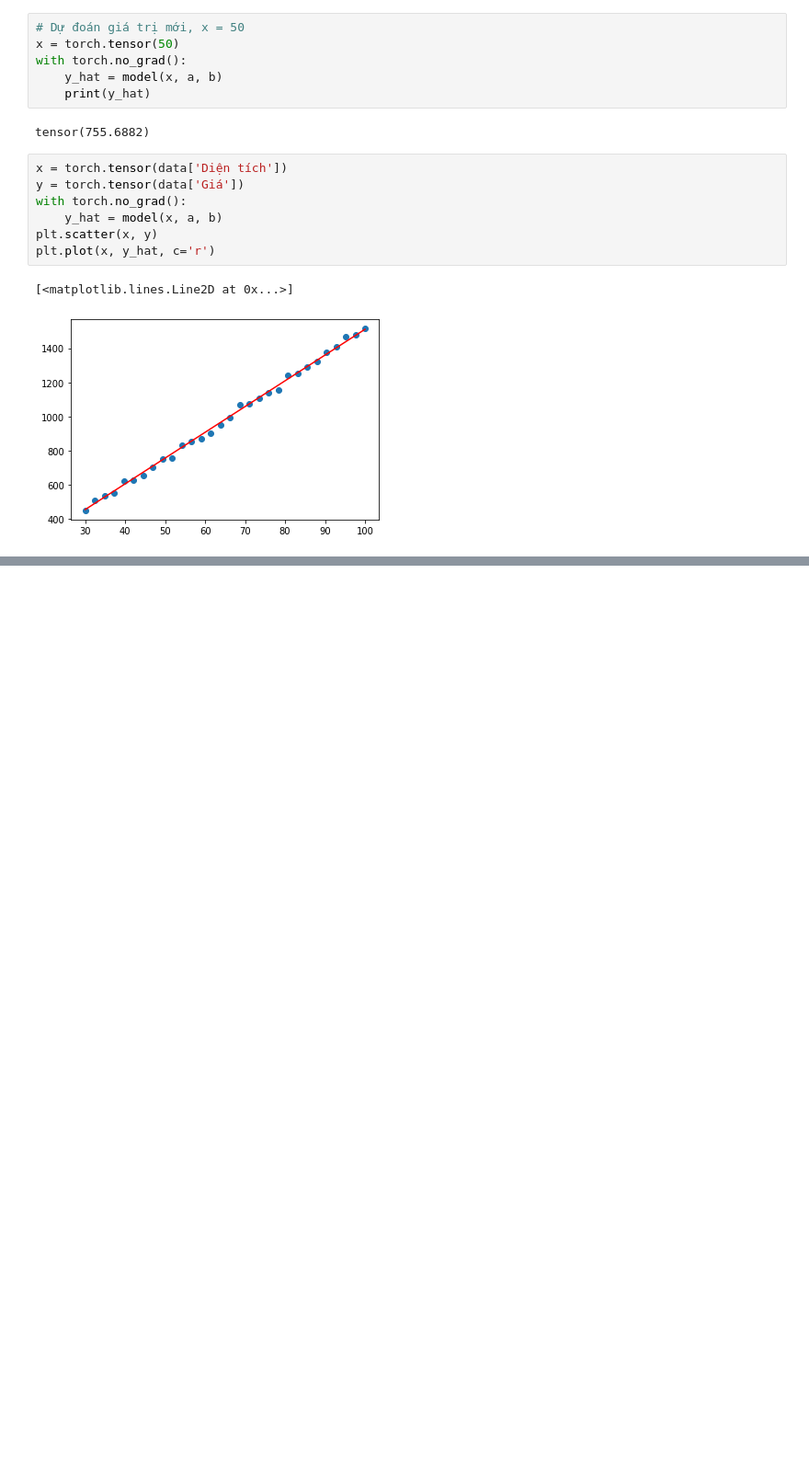
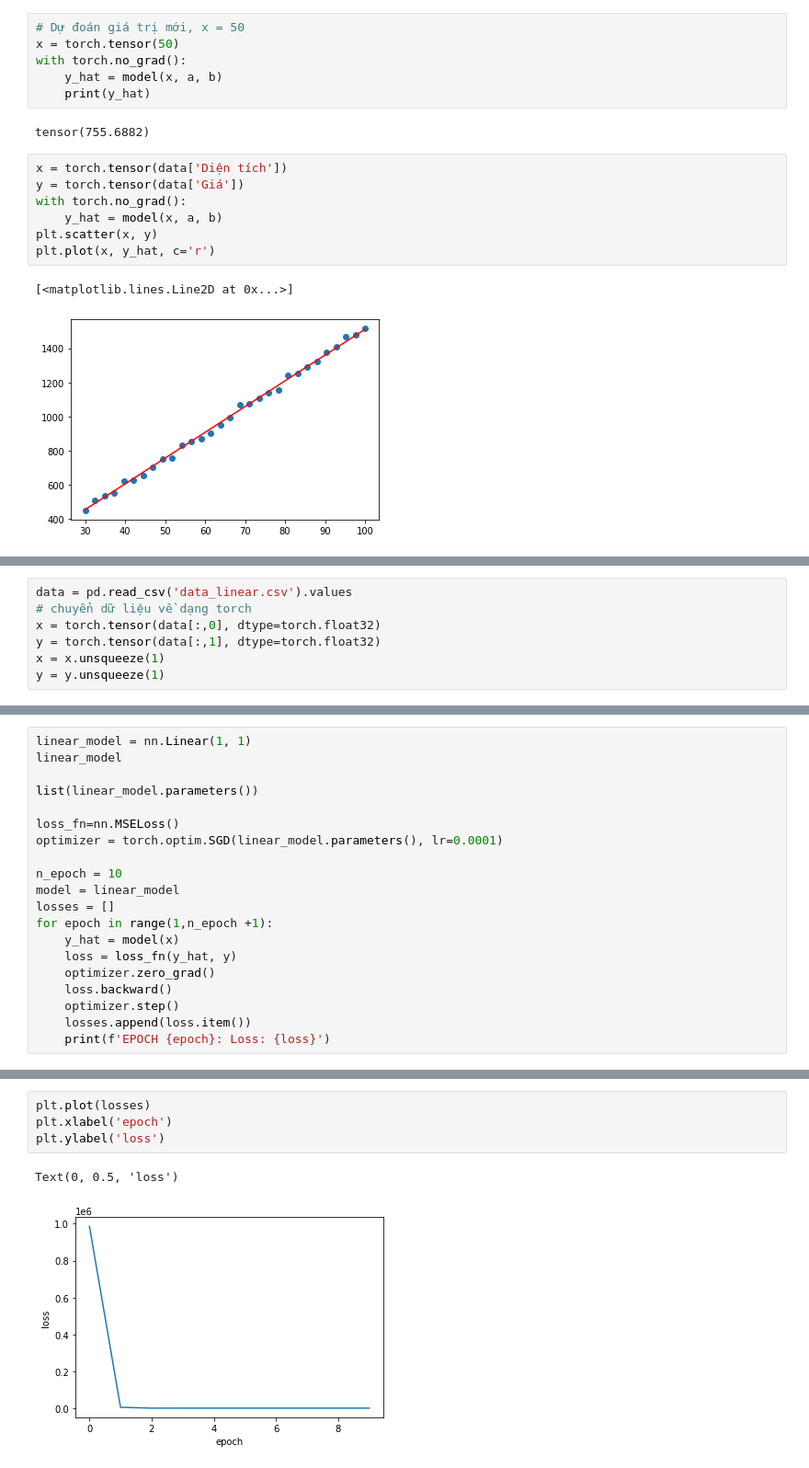
Before and after one commit to nvhuy898/nvh_cheatsheet, a Jupyter notebook: Torch/Liner_regression.ipynb, the cells around one changed output, grey strips where cells are left out. Shown: that part at 92% size. Drawn from its saved outputs; the diff is of its cells as text; blank space fills up the shorter version.

Commit message:
update torch cheatsheet

```diff
--- a/Torch/Liner_regression.ipynb
+++ b/Torch/Liner_regression.ipynb
@@ -114,0 +107,7 @@ plt.plot(x, y_hat, c='r')
+# %%
+data = pd.read_csv('data_linear.csv').values
+# chuyển dữ liệu về dạng torch
+x = torch.tensor(data[:,0], dtype=torch.float32)
+y = torch.tensor(data[:,1], dtype=torch.float32)
+x = x.unsqueeze(1)
+y = y.unsqueeze(1)
@@ -114,0 +119,20 @@ plt.plot(x, y_hat, c='r')
+# %%
+linear_model = nn.Linear(1, 1)
+linear_model
+
+list(linear_model.parameters())
+
+loss_fn=nn.MSELoss()
+optimizer = torch.optim.SGD(linear_model.parameters(), lr=0.0001)
+
+n_epoch = 10
+model = linear_model
+losses = []
+for epoch in range(1,n_epoch +1):
+    y_hat = model(x)
+    loss = loss_fn(y_hat, y)
+    optimizer.zero_grad()
+    loss.backward()
+    optimizer.step()
+    losses.append(loss.item())
+    print(f'EPOCH {epoch}: Loss: {loss}')
@@ -114,0 +150,7 @@ plt.plot(x, y_hat, c='r')
+# %%
+plt.plot(losses)
+plt.xlabel('epoch')
+plt.ylabel('loss')
+# %% [output]
+Text(0, 0.5, 'loss')
+[figure, added]
```
Also changed, not shown: parts of 6 cells of this notebook, 1 other file.
